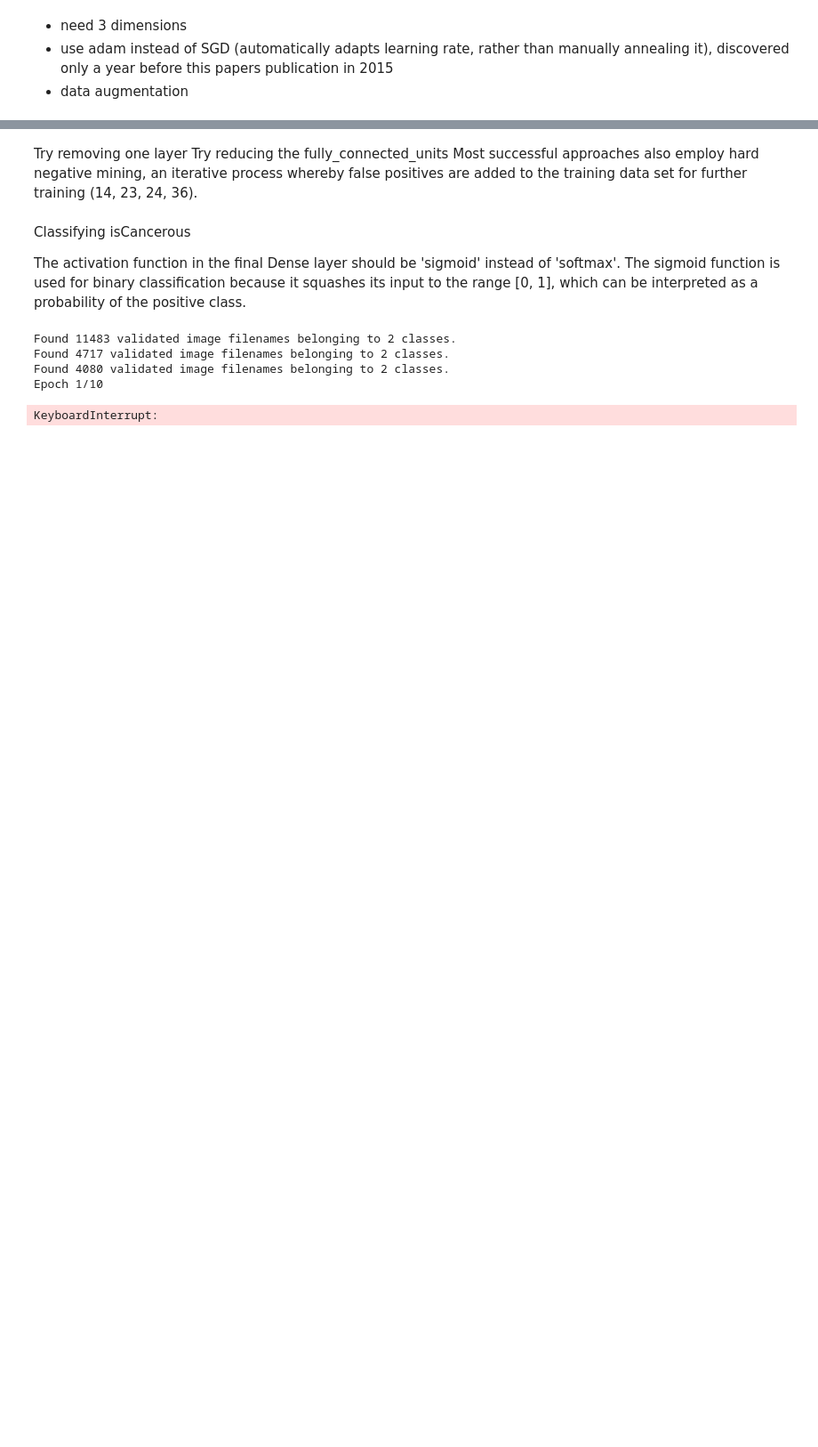
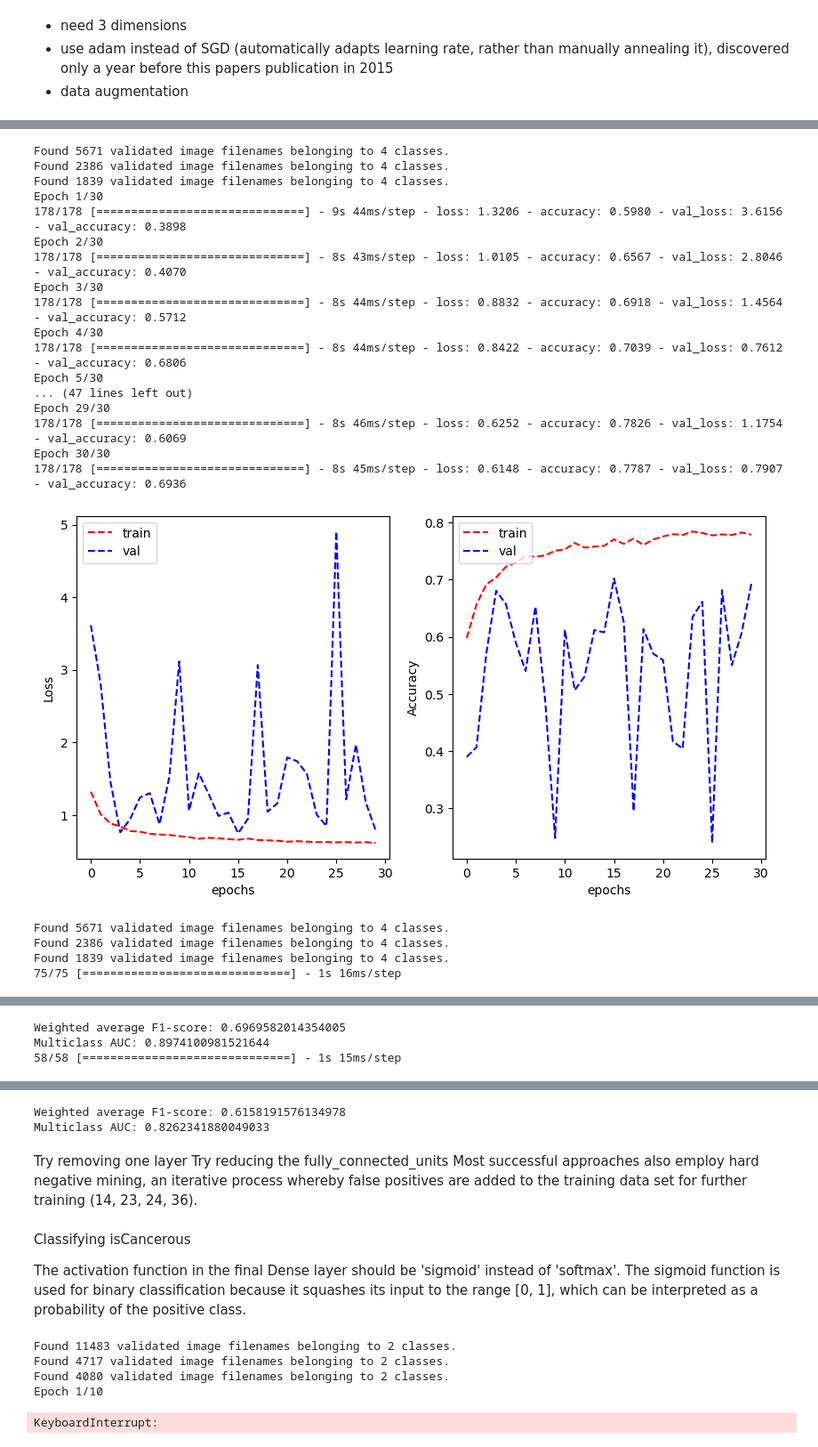
Before and after one commit to Keen2Kode/Machine-Learning, a Jupyter notebook: assignment_2.ipynb, the cells around one changed output, grey strips where cells are left out. Shown at 89% size. Drawn from its saved outputs; the diff is of its cells as text; code cells hidden in the pictures; blank space fills up the shorter version.

```diff
--- a/assignment_2.ipynb
+++ b/assignment_2.ipynb
@@ -651,10 +639,17 @@ Multiclass AUC: 0.8015408156374122
 - use adam instead of SGD (automatically adapts learning rate, rather than manually annealing it), discovered only a year before this papers publication in 2015
 - data augmentation
 # %%
+batch_size = 128
+y_col = 'cellTypeName'
 # the input shape will now take all 3 RGB channels
 # no need to manually anneal learning rate, use ADAM
-improved_CNN = softmax_CNN('cellTypeName', input_shape=(27,27,3), optimizer='adam', fully_connected_units=512, dropout=0.5, dropLastLayer=True)
-train_generator, val_generator, _ = generator(128, 'cellTypeName')
-improved_history = improved_CNN.fit(train_generator, epochs=20, validation_data=val_generator)
-train_val_accuracy(improved_history)
+cnn_improved = softmax_CNN('cellTypeName', input_shape=(27,27,3), optimizer='adam', fully_connected_units=512, dropout=0.5, keepLastLayer=True)
+train_generator, val_generator, _ = generator(batch_size, y_col)
+cnn_improved_history = cnn_improved.fit(train_generator, epochs=20, validation_data=val_generator)
+train_val_accuracy(cnn_improved_history)
+
+# to get samples in order
+_, val_generator, test_generator = generator(batch_size, y_col, shuffle=False)
+plot_metrics(val_generator, cnn_improved)
+plot_metrics(test_generator, cnn_improved)
 # %% [output]
@@ -679,5 +752,14 @@ Epoch 20/20
 # %%
+
+batch_size = 128
+y_col = 'cellTypeName'
+rcc = rcc_net(y_col)
+train_generator, val_generator, _ = generator(batch_size, y_col)
+
+rcc_history = rcc.fit(train_generator, epochs=30, validation_data=val_generator)
+train_val_accuracy(rcc_history)
+
 # to get samples in order
-_, val_generator, test_generator = generator(128, 'cellTypeName', shuffle=False)
-plot_metrics(val_generator, improved_CNN)
-plot_metrics(test_generator, improved_CNN)
+_, val_generator, test_generator = generator(batch_size, y_col, shuffle=False)
+plot_metrics(val_generator, rcc, y_col)
+plot_metrics(test_generator, rcc, y_col)
@@ -716,0 +775,38 @@ The hope is using extra data has more isCancerous data, which corresponds to epi
+# %%
+batch_size = 32
+def balanced_weights(train_generator):
+    class_weights = class_weight.compute_class_weight('balanced', classes=np.unique(train_generator.classes), y=train_generator.classes)
+    return dict(enumerate(class_weights))
+
+rcc_improved = rcc_net(y_col)
+train_generator, val_generator, _ = generator(batch_size, y_col)
+
+rcc_improved_history = rcc_improved.fit(train_generator, epochs=30, validation_data=val_generator, class_weight=balanced_weights(train_generator))
+train_val_accuracy(rcc_improved_history)
+# to get samples in order
+_, val_generator, test_generator = generator(batch_size, y_col, shuffle=False)
+plot_metrics(val_generator, rcc_improved, y_col)
+plot_metrics(test_generator, rcc_improved, y_col)
+# %% [output]
+Found 5671 validated image filenames belonging to 4 classes.
+Found 2386 validated image filenames belonging to 4 classes.
+Found 1839 validated image filenames belonging to 4 classes.
+Epoch 1/30
+178/178 [==============================] - 9s 44ms/step - loss: 1.3206 - accuracy: 0.5980 - val_loss: 3.6156 - val_accuracy: 0.3898
+Epoch 2/30
+178/178 [==============================] - 8s 43ms/step - loss: 1.0105 - accuracy: 0.6567 - val_loss: 2.8046 - val_accuracy: 0.4070
+Epoch 3/30
+178/178 [==============================] - 8s 44ms/step - loss: 0.8832 - accuracy: 0.6918 - val_loss: 1.4564 - val_accuracy: 0.5712
+Epoch 4/30
+178/178 [==============================] - 8s 44ms/step - loss: 0.8422 - accuracy: 0.7039 - val_loss: 0.7612 - val_accuracy: 0.6806
+Epoch 5/30
+... (47 lines left out)
+Epoch 29/30
+178/178 [==============================] - 8s 46ms/step - loss: 0.6252 - accuracy: 0.7826 - val_loss: 1.1754 - val_accuracy: 0.6069
+Epoch 30/30
+178/178 [==============================] - 8s 45ms/step - loss: 0.6148 - accuracy: 0.7787 - val_loss: 0.7907 - val_accuracy: 0.6936
+[figure, added]
+Found 5671 validated image filenames belonging to 4 classes.
+Found 2386 validated image filenames belonging to 4 classes.
+Found 1839 validated image filenames belonging to 4 classes.
+75/75 [==============================] - 1s 16ms/step
@@ -716,0 +814,3 @@ The hope is using extra data has more isCancerous data, which corresponds to epi
+Weighted average F1-score: 0.6969582014354005
+Multiclass AUC: 0.8974100981521644
+58/58 [==============================] - 1s 15ms/step
@@ -717,3 +818,5 @@ The hope is using extra data has more isCancerous data, which corresponds to epi
+Weighted average F1-score: 0.6158191576134978
+Multiclass AUC: 0.8262341880049033
 # %% [markdown]
 Try removing one layer
 Try reducing the fully_connected_units
```
Also changed, not shown: parts of 18 cells of this notebook.
